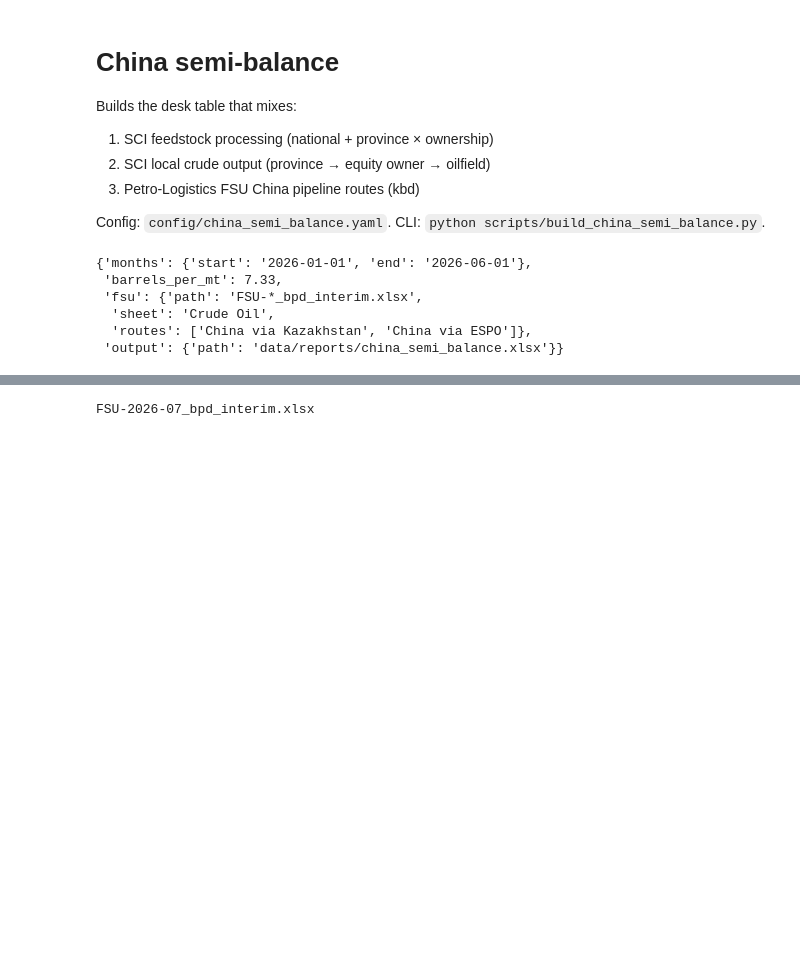
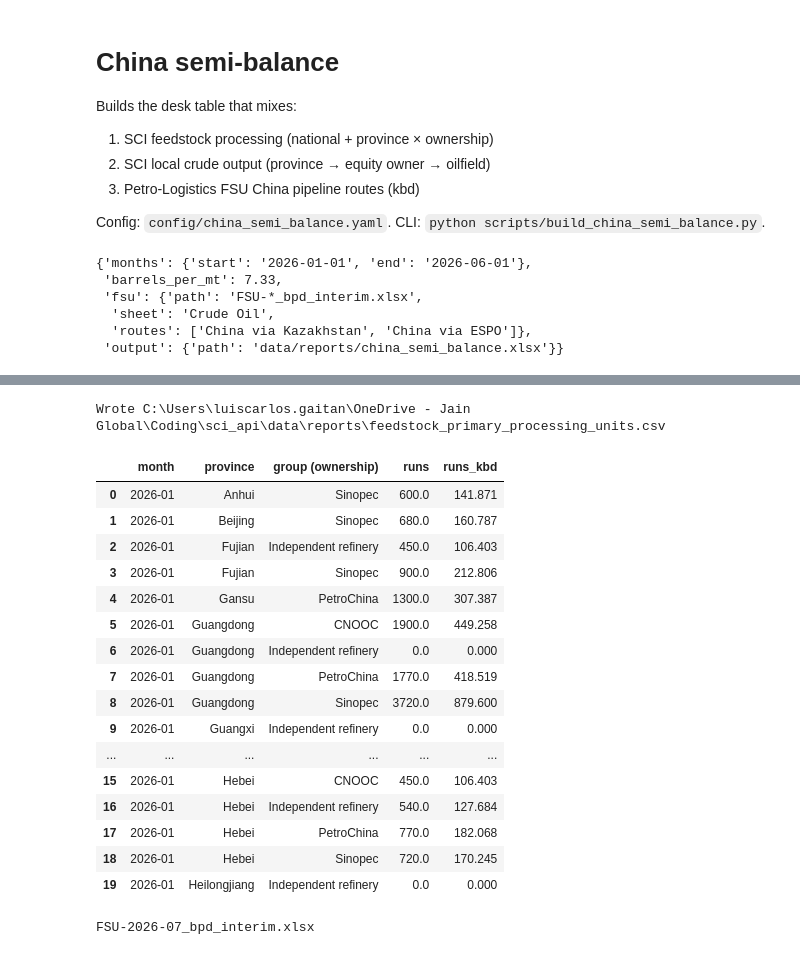
Before and after one commit to lcgr-jg/sci_api, a Jupyter notebook: notebooks/03_china_semi_balance.ipynb, the cells around one changed output, grey strips where cells are left out. Saved outputs shown, nothing was run; the diff lists cells and outputs as text; code cells hidden in the pictures; blank space fills up the shorter version.

```diff
--- a/notebooks/03_china_semi_balance.ipynb
+++ b/notebooks/03_china_semi_balance.ipynb
@@ -63,3 +64,55 @@ crude_output (445, 6)
+# %%
+# Keep a lightweight export for desk workflows that only need CDU feedstock runs.
+feedstock_primary_processing = (
+    frames["processing_ownership"]
+    .loc[
+        lambda d: d["unit"].eq("FEEDSTOCK PRIMARY PROCESSING UNITS"),
+        ["month_start", "province", "ownership", "processing_kt"],
+    ]
+    .rename(
+        columns={
+            "ownership": "group (ownership)",
+            "processing_kt": "runs",
+        }
+    )
+    .assign(
+        month_start=lambda d: pd.to_datetime(d["month_start"]),
+        # Convert monthly kt runs into average daily kbd using desk factor 1 kt ~= 7.33 kb.
+        runs_kbd=lambda d: (d["runs"] * 7.33 / d["month_start"].dt.days_in_month).round(3),
+        # Keep month as a real datetime (month-start) for downstream parsing.
+        month=lambda d: d["month_start"].dt.to_period("M").dt.to_timestamp(),
+    )
+    .drop(columns=["month_start"])
+    .loc[:, ["month", "province", "group (ownership)", "runs", "runs_kbd"]]
+    .sort_values(["month", "province", "group (ownership)"], kind="stable")
+    .reset_index(drop=True)
+)
+
+out_csv = ROOT / "data" / "reports" / "feedstock_primary_processing_units.csv"
+out_csv.parent.mkdir(parents=True, exist_ok=True)
+feedstock_primary_processing.to_csv(out_csv, index=False)
+print(f"Wrote {out_csv}")
+
+feedstock_primary_processing.head(20)
+# %% [output]
+Wrote C:\Users\luiscarlos.gaitan\OneDrive - Jain Global\Coding\sci_api\data\reports\feedstock_primary_processing_units.csv
+|  | month | province | group (ownership) | runs | runs_kbd |
+| 0 | 2026-01 | Anhui | Sinopec | 600.0 | 141.871 |
+| 1 | 2026-01 | Beijing | Sinopec | 680.0 | 160.787 |
+| 2 | 2026-01 | Fujian | Independent refinery | 450.0 | 106.403 |
+| 3 | 2026-01 | Fujian | Sinopec | 900.0 | 212.806 |
+| 4 | 2026-01 | Gansu | PetroChina | 1300.0 | 307.387 |
+| 5 | 2026-01 | Guangdong | CNOOC | 1900.0 | 449.258 |
+| 6 | 2026-01 | Guangdong | Independent refinery | 0.0 | 0.000 |
+| 7 | 2026-01 | Guangdong | PetroChina | 1770.0 | 418.519 |
+| 8 | 2026-01 | Guangdong | Sinopec | 3720.0 | 879.600 |
+| 9 | 2026-01 | Guangxi | Independent refinery | 0.0 | 0.000 |
+| ... | ... | ... | ... | ... | ... |
+| 15 | 2026-01 | Hebei | CNOOC | 450.0 | 106.403 |
+| 16 | 2026-01 | Hebei | Independent refinery | 540.0 | 127.684 |
+| 17 | 2026-01 | Hebei | PetroChina | 770.0 | 182.068 |
+| 18 | 2026-01 | Hebei | Sinopec | 720.0 | 170.245 |
+| 19 | 2026-01 | Heilongjiang | Independent refinery | 0.0 | 0.000 |
 # %%
 fsu_path = resolve_fsu_path(cfg["fsu"]["path"], search_dir=ROOT)
 fsu = parse_fsu_china_pipeline(fsu_path, routes=tuple(cfg["fsu"]["routes"]))
```
Also changed, not shown: parts of 5 cells of this notebook, 7 other files.
